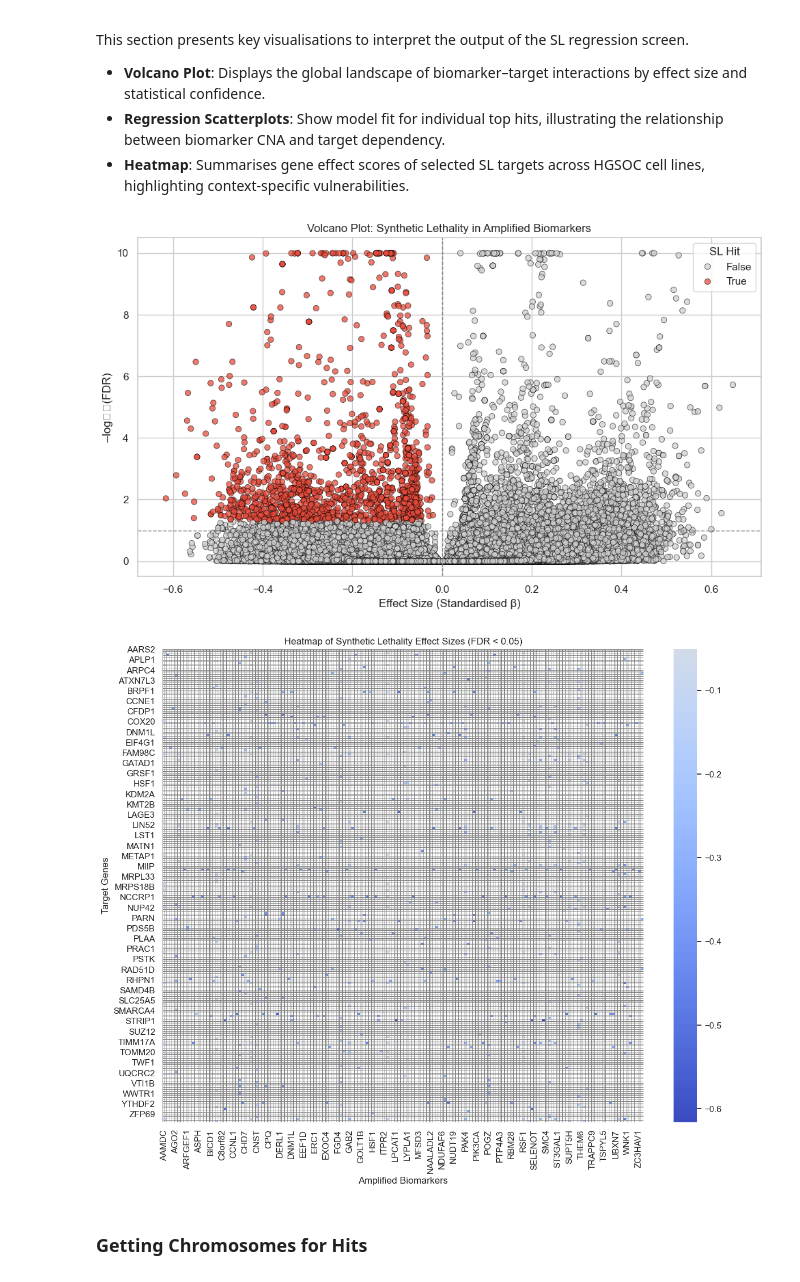
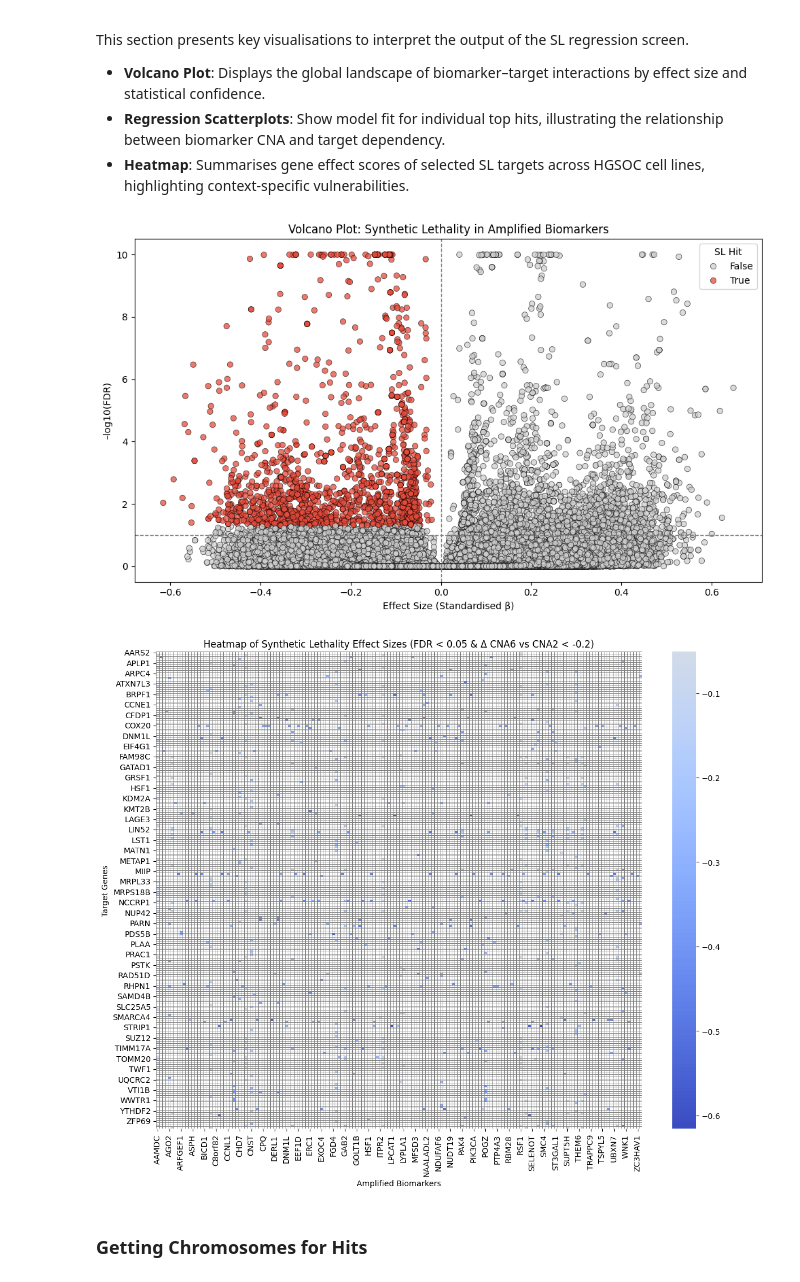
Before and after one commit to faith-ogun/bioslate-hgsoc-core, a Jupyter notebook: notebooks/sl_screen_strategy_comparison.ipynb, the cells around one changed output. Drawn from its saved outputs; the diff is of its cells as text; code cells hidden in the pictures.

```diff
--- a/notebooks/sl_screen_strategy_comparison.ipynb
+++ b/notebooks/sl_screen_strategy_comparison.ipynb
@@ -360,35 +316,35 @@ import matplotlib.pyplot as plt
 import seaborn as sns
 import numpy as np
 
 # Load hits
 df = pd.read_csv("../results/CNA_quantitative_cluster_delta/synthetic_lethality_screen.csv")
 
 # Add -log10(FDR) and SL hit status
 df["–log10(FDR)"] = -np.log10(df["FDR"] + 1e-10)  # avoid log(0)
 df["SL_Hit"] = (df["EffectSize"] < 0) & (df["FDR"] < 0.05)
 
 # Plot
 plt.figure(figsize=(10, 6))
 sns.scatterplot(
     data=df,
     x="EffectSize",
     y="–log10(FDR)",
     hue="SL_Hit",
     palette={True: "#e74c3c", False: "#d0d0d0"},
     alpha=0.75,
     edgecolor="black"
 )
 
 plt.axhline(y=-np.log10(0.1), linestyle="--", color="gray", linewidth=1)
 plt.axvline(x=0, linestyle="--", color="gray", linewidth=1)
 plt.xlabel("Effect Size (Standardised β)")
-plt.ylabel("–log₁₀(FDR)")
+plt.ylabel("–log10(FDR)")
 plt.title("Volcano Plot: Synthetic Lethality in Amplified Biomarkers")
 plt.legend(title="SL Hit", loc="upper right")
 plt.tight_layout()
 plt.show()
 # %% [output]
-[figure, old version]
+[figure, new version]
 # %%
 ### add hgnc column to complete synthetic lethal screen csv
 
@@ -432,13 +388,13 @@ heatmap_df = results_df.pivot(index="TargetGene_HGNC", columns="Biomarker_HGNC",
 # Plot heatmap
 plt.figure(figsize=(12, 10))
 sns.heatmap(heatmap_df, cmap="coolwarm", center=0, linewidths=0.5, linecolor="gray")
-plt.title("Heatmap of Synthetic Lethality Effect Sizes (FDR < 0.05)")
+plt.title("Heatmap of Synthetic Lethality Effect Sizes (FDR < 0.05 & Δ CNA6 vs CNA2 < -0.2)")
 plt.xlabel("Amplified Biomarkers")
 plt.ylabel("Target Genes")
 plt.tight_layout()
 plt.show()
 # %% [output]
-[figure, old version]
+[figure, new version]
 # %%
 import pandas as pd
 import numpy as np
```
Also changed, not shown: parts of 7 cells of this notebook, 11 other files.
